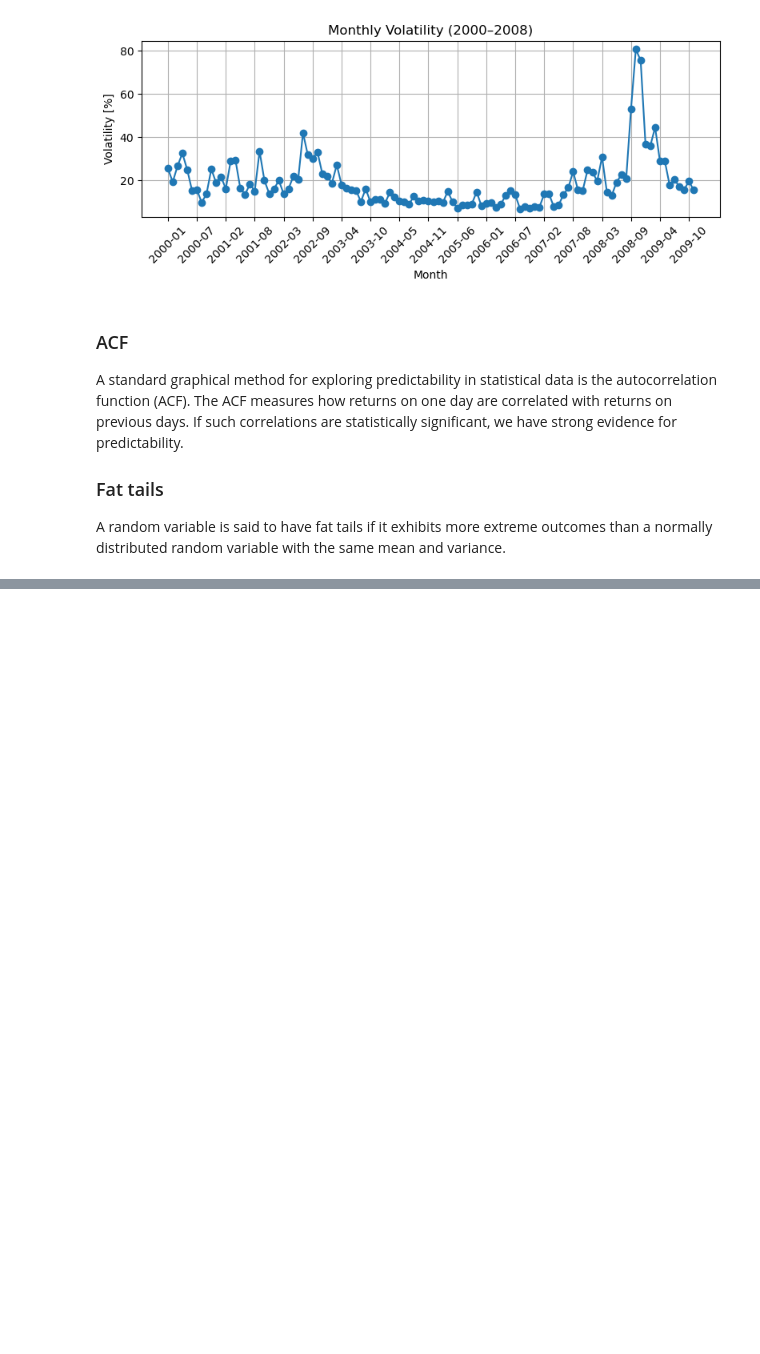
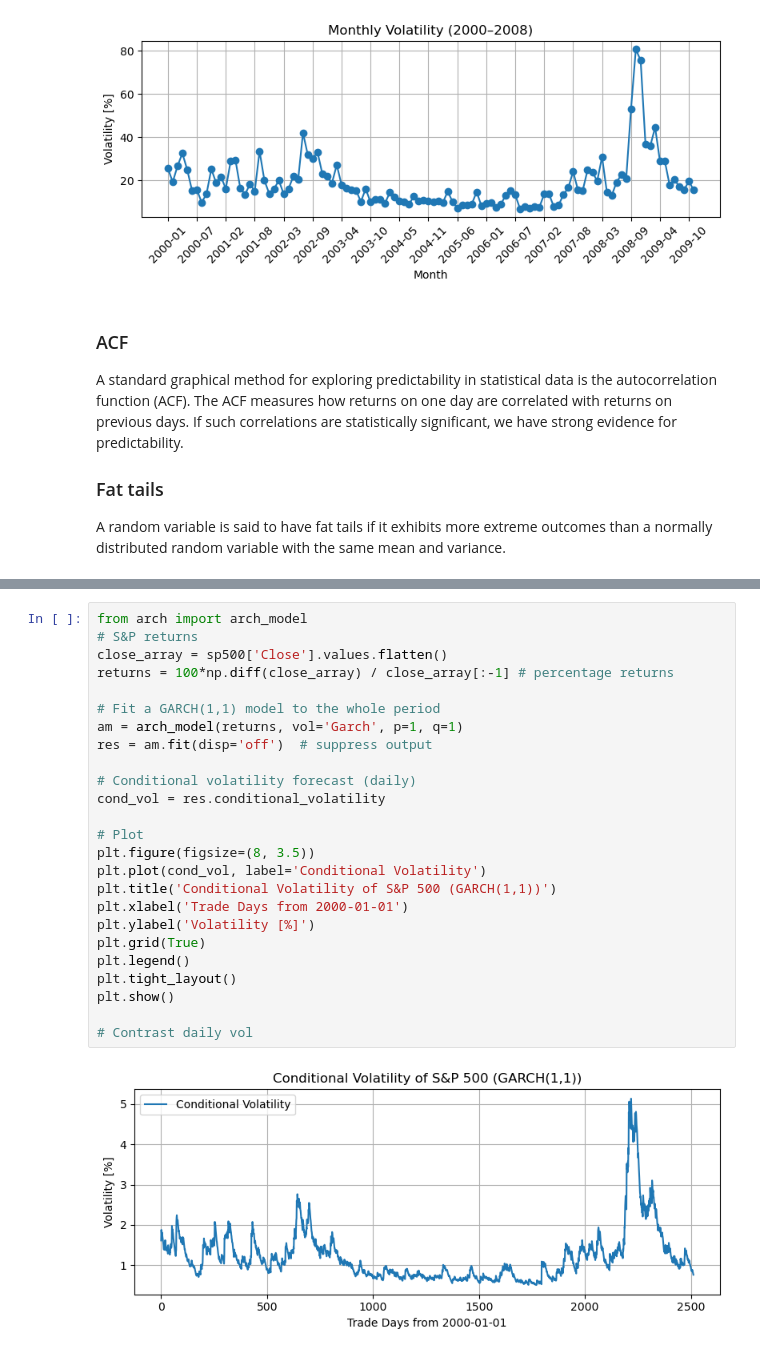
Before and after one commit to OlesMatsyshyn/Risk, a Jupyter notebook: Risk modeling.ipynb, the cells around one changed output, grey strips where cells are left out. Cells and saved outputs as stored; diff of their text form; blank space fills up the shorter version.

```diff
--- a/Risk modeling.ipynb
+++ b/Risk modeling.ipynb
@@ -347,0 +373,27 @@ $\sigma^2_{t+n*,t}-\sigma^2 = \frac12(\sigma^2_{t+1,t}-\sigma^2),\qquad n* = 1+\
+# %%
+from arch import arch_model
+# S&P returns
+close_array = sp500['Close'].values.flatten()
+returns = 100*np.diff(close_array) / close_array[:-1] # percentage returns
+
+# Fit a GARCH(1,1) model to the whole period
+am = arch_model(returns, vol='Garch', p=1, q=1)
+res = am.fit(disp='off')  # suppress output
+
+# Conditional volatility forecast (daily)
+cond_vol = res.conditional_volatility
+
+# Plot
+plt.figure(figsize=(8, 3.5))
+plt.plot(cond_vol, label='Conditional Volatility')
+plt.title('Conditional Volatility of S&P 500 (GARCH(1,1))')
+plt.xlabel('Trade Days from 2000-01-01')
+plt.ylabel('Volatility [%]')
+plt.grid(True)
+plt.legend()
+plt.tight_layout()
+plt.show()
+
+# Contrast daily vol
+# %% [output]
+[figure, added]
```
Also changed, not shown: parts of 9 cells of this notebook.
